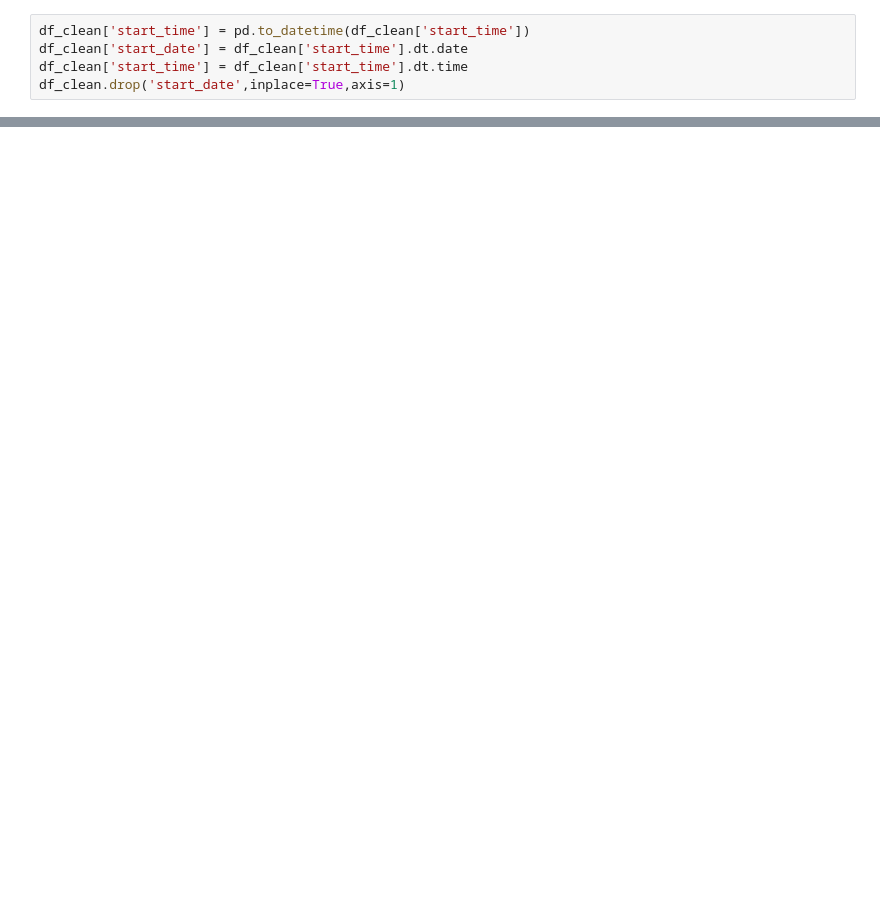
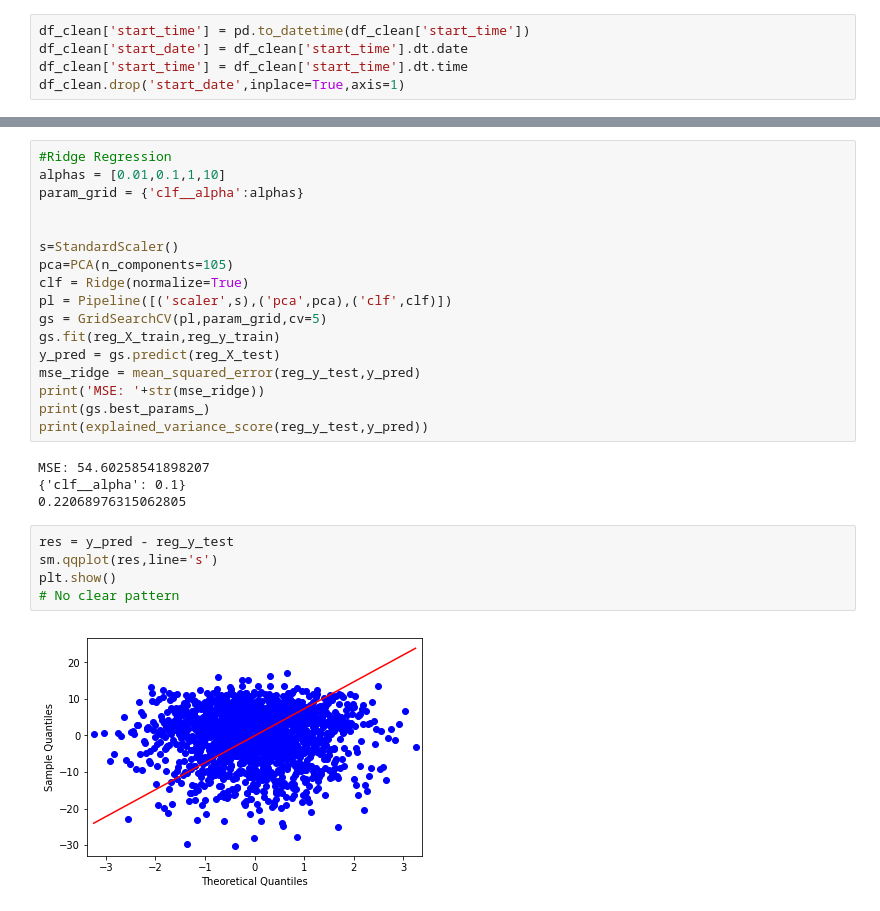
Before and after one commit to ibury08/fantasyfootball, a Jupyter notebook: FF_ML.ipynb, the cells around one changed output, grey strips where cells are left out. Cells and saved outputs as stored; diff of their text form; blank space fills up the shorter version.

```diff
--- a/FF_ML.ipynb
+++ b/FF_ML.ipynb
@@ -445,0 +146,28 @@ aa.sort_values('Coefficient',ascending=False)
+# %%
+#Ridge Regression
+alphas = [0.01,0.1,1,10]
+param_grid = {'clf__alpha':alphas}
+
+
+s=StandardScaler()
+pca=PCA(n_components=105)
+clf = Ridge(normalize=True)
+pl = Pipeline([('scaler',s),('pca',pca),('clf',clf)])
+gs = GridSearchCV(pl,param_grid,cv=5)
+gs.fit(reg_X_train,reg_y_train)
+y_pred = gs.predict(reg_X_test)
+mse_ridge = mean_squared_error(reg_y_test,y_pred)
+print('MSE: '+str(mse_ridge))
+print(gs.best_params_)
+print(explained_variance_score(reg_y_test,y_pred))
+# %% [output]
+MSE: 54.60258541898207
+{'clf__alpha': 0.1}
+0.22068976315062805
+# %%
+res = y_pred - reg_y_test
+sm.qqplot(res,line='s')
+plt.show()
+# No clear pattern
+# %% [output]
+[figure, added]
```
Also changed, not shown: parts of 104 cells of this notebook.
